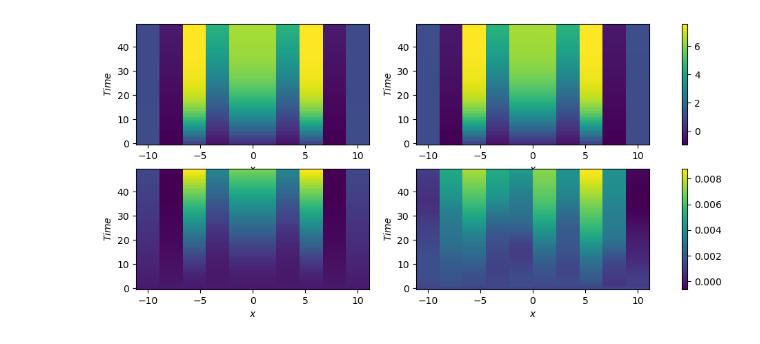
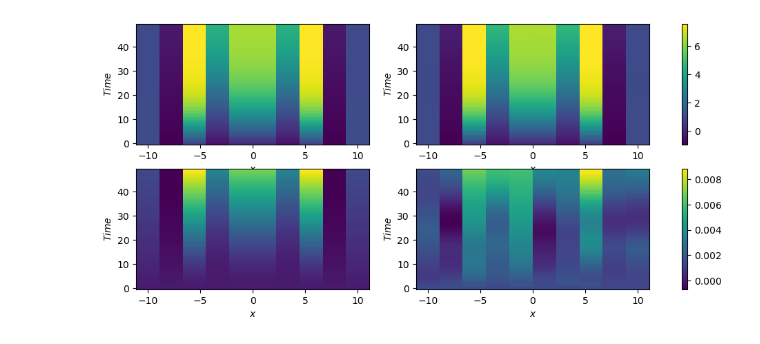
Before and after one commit to ReichtumQian/Para-Koopman-Learning, a Jupyter notebook: example/fhn/fhn.ipynb, the cells around one changed output. Cells and saved outputs as stored; diff of their text form; code cells hidden in the pictures.

```diff
--- a/example/fhn/fhn.ipynb
+++ b/example/fhn/fhn.ipynb
@@ -34,31 +34,31 @@ CUDA is available. GPU is being used.
 # %%
 # predict
 param = torch.tensor([[0.5]]).detach()
 dataset_predict = pkdl.ODEDataSet(solver.ode, solver.flowmap, vw_sample_func)
 dataset_predict.generate_data(1, solver.traj_len, solver.x_min, solver.x_max, param)
 x0 = torch.unsqueeze(dataset_predict.data_x[0], dim=0)
-state_pos = list(range(1, 21))
+state_pos = list(range(1, 1 + 2*Nx))
 p = K.predict(param, x0, solver.dictionary, state_pos, solver.dim_nontrain, solver.traj_len).detach()
 x_est_traj = p[0, :, :]
 t_grid = np.arange(0, solver.traj_len)
 x_traj = solver.flowmap.generate_traj_data(solver.ode, x0, param, solver.traj_len).detach()
 
 X, Y = np.meshgrid(x_grid, t_grid)
 fig, axs = plt.subplots(2, 2, sharey=False, figsize=(12,5))
 c1 = axs[0, 0].pcolormesh(X, Y, x_traj[:, :Nx], shading='auto')
 axs[0, 0].set_xlabel(r"$x$")
 axs[0, 0].set_ylabel(r"$Time$")
 c2 = axs[0, 1].pcolormesh(X, Y, x_est_traj[:, 1:Nx+1], shading='auto')
 axs[0, 1].set_xlabel(r"$x$")
 axs[0, 1].set_ylabel(r"$Time$")
 c3 = axs[1, 0].pcolormesh(X, Y, x_traj[:, Nx:2*Nx], shading='auto')
 axs[1, 0].set_xlabel(r"$x$")
 axs[1, 0].set_ylabel(r"$Time$")
 c4 = axs[1, 1].pcolormesh(X, Y, x_est_traj[:, Nx+1:2*Nx+1], shading='auto')
 axs[1, 1].set_xlabel(r"$x$")
 axs[1, 1].set_ylabel(r"$Time$")
 cbar_row1 = fig.colorbar(c1, ax=axs[0, :])
 cbar_row2 = fig.colorbar(c3, ax=axs[1, :])
 plt.show()
 # %% [output]
-[figure, old version]
+[figure, new version]
```
Also changed, not shown: parts of 1 cell of this notebook, 2 other files.
